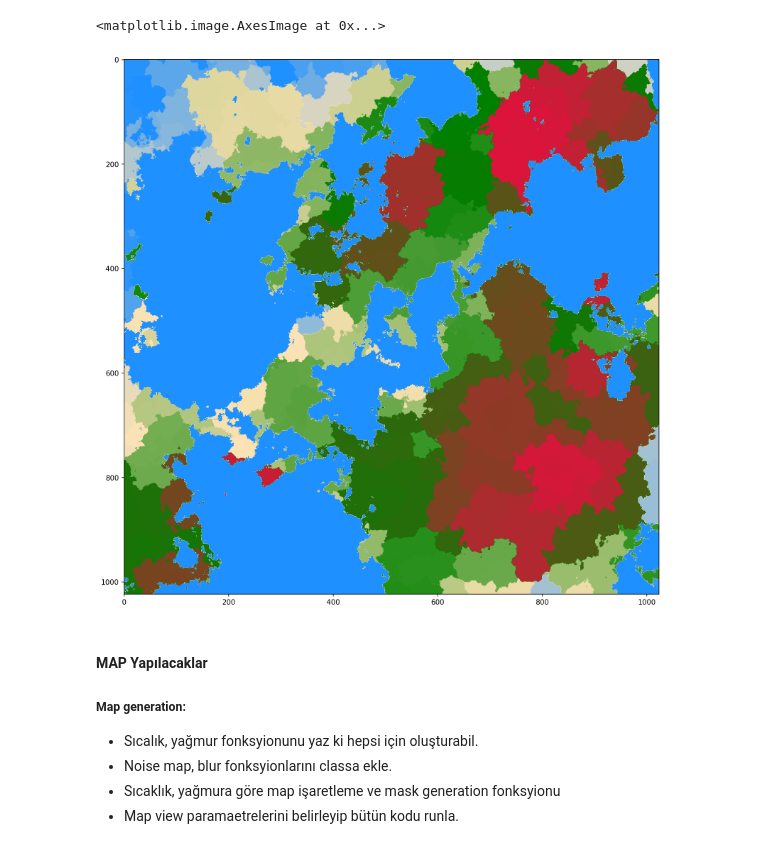
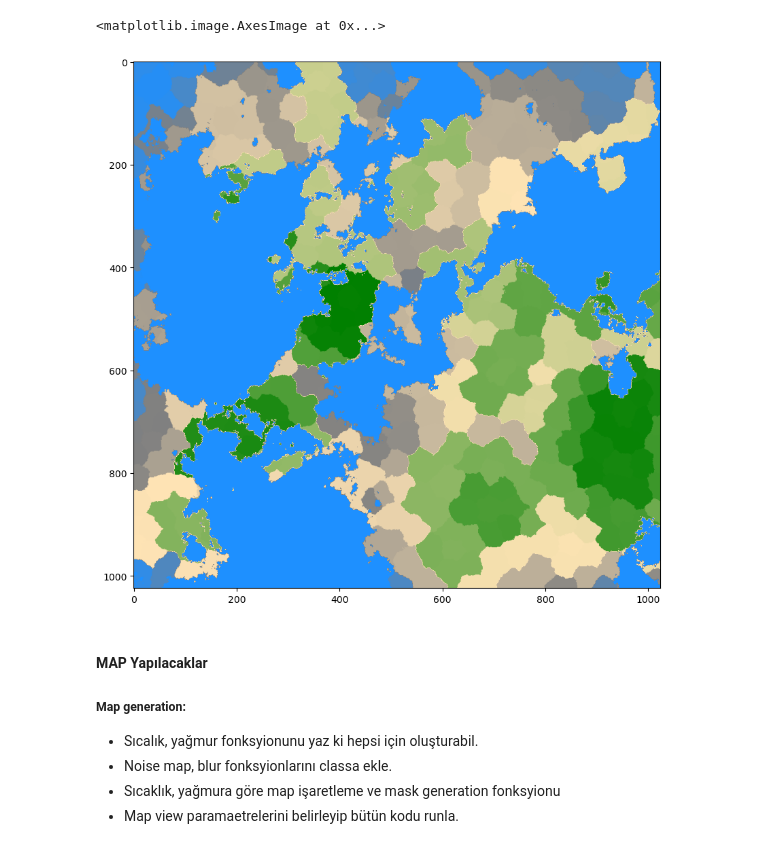
Before and after one commit to cetiners/human_error, a Jupyter notebook: works.ipynb, the cells around one changed output. Saved outputs shown, nothing was run; the diff lists cells and outputs as text; code cells hidden in the pictures.

Commit message:
map_generation
noise maps, masks streamlined within the map class

```diff
--- a/works.ipynb
+++ b/works.ipynb
@@ -100,7 +0,0 @@ def toddler(size=1024, scale = 500, octaves = 20, persistence = 0.60, lacunarity
-# %%
-mask = toddler(mask=True)
-
-fig, axes = plt.subplots(1, 1)
-fig.set_dpi(150)
-fig.set_size_inches(20, 14)
-axes.imshow(blurred_vor_map*mask,cmap)
@@ -107,22 +30,22 @@ axes.imshow(blurred_vor_map*mask,cmap)
 # %%
 import numpy as np
 import matplotlib.pyplot as plt
 import matplotlib.colors
 
 cvals  = [0, 0.1,0.5,1]
-colors = ["dodgerblue","moccasin","green","crimson"]
+colors = ["dodgerblue","gray","moccasin","green"]
 
 norm=plt.Normalize(min(cvals),max(cvals))
 tuples = list(zip(cvals, colors))
 cmap = matplotlib.colors.LinearSegmentedColormap.from_list("", tuples)
 
 fig, axes = plt.subplots(1, 1)
-fig.set_dpi(150)
-fig.set_size_inches(20, 14)
+fig.set_dpi(100)
+fig.set_size_inches(10, 12)
 axes.imshow(blurred_vor_map*mask,cmap)
 # %% [output]
 <matplotlib.image.AxesImage at 0x...>
-[figure, old version]
+[figure, new version]
 # %% [markdown]
 #### MAP Yapılacaklar
 
```
Also changed, not shown: parts of 12 cells of this notebook, 6 other files.
